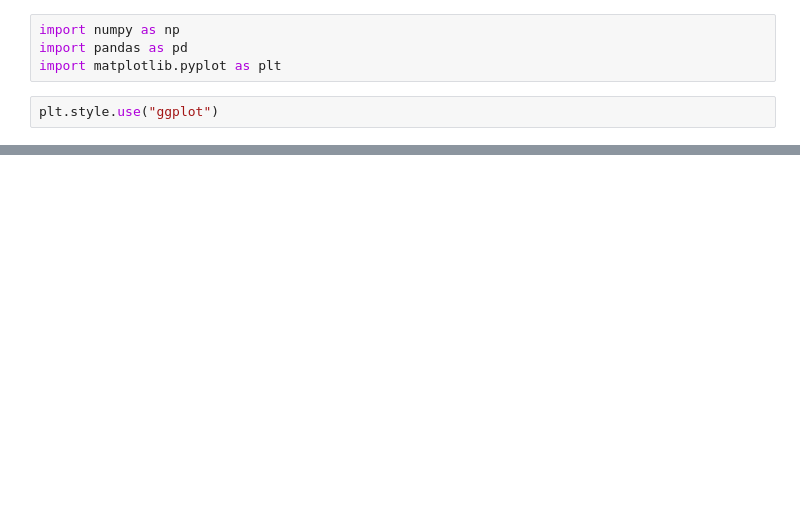
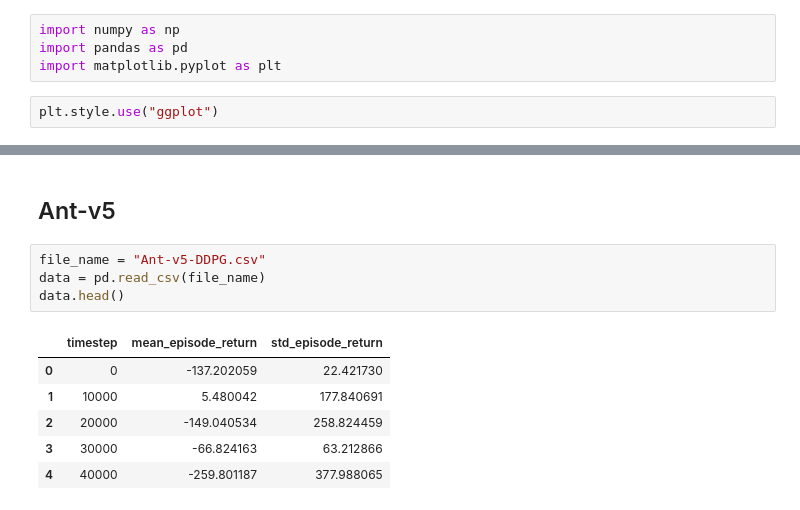
Before and after one commit to raphaelsenn/ddpg, a Jupyter notebook: plots.ipynb, the cells around one changed output, grey strips where cells are left out. Saved outputs shown, nothing was run; the diff lists cells and outputs as text; blank space fills up the shorter version.

```diff
--- a/plots.ipynb
+++ b/plots.ipynb
@@ -27,0 +35,13 @@ plt.show()
+# %% [markdown]
+## Ant-v5
+# %%
+file_name = "Ant-v5-DDPG.csv"
+data = pd.read_csv(file_name)
+data.head()
+# %% [output]
+|  | timestep | mean_episode_return | std_episode_return |
+| 0 | 0 | -137.202059 | 22.421730 |
+| 1 | 10000 | 5.480042 | 177.840691 |
+| 2 | 20000 | -149.040534 | 258.824459 |
+| 3 | 30000 | -66.824163 | 63.212866 |
+| 4 | 40000 | -259.801187 | 377.988065 |
```
Also changed, not shown: parts of 4 cells of this notebook, 10 other files.
